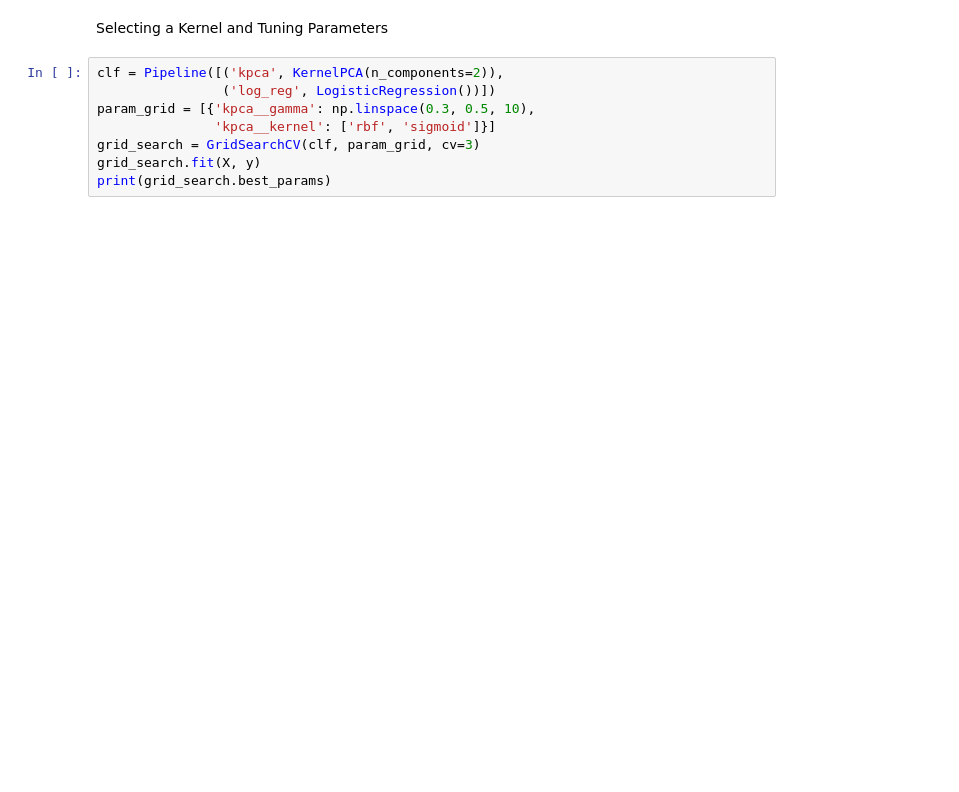
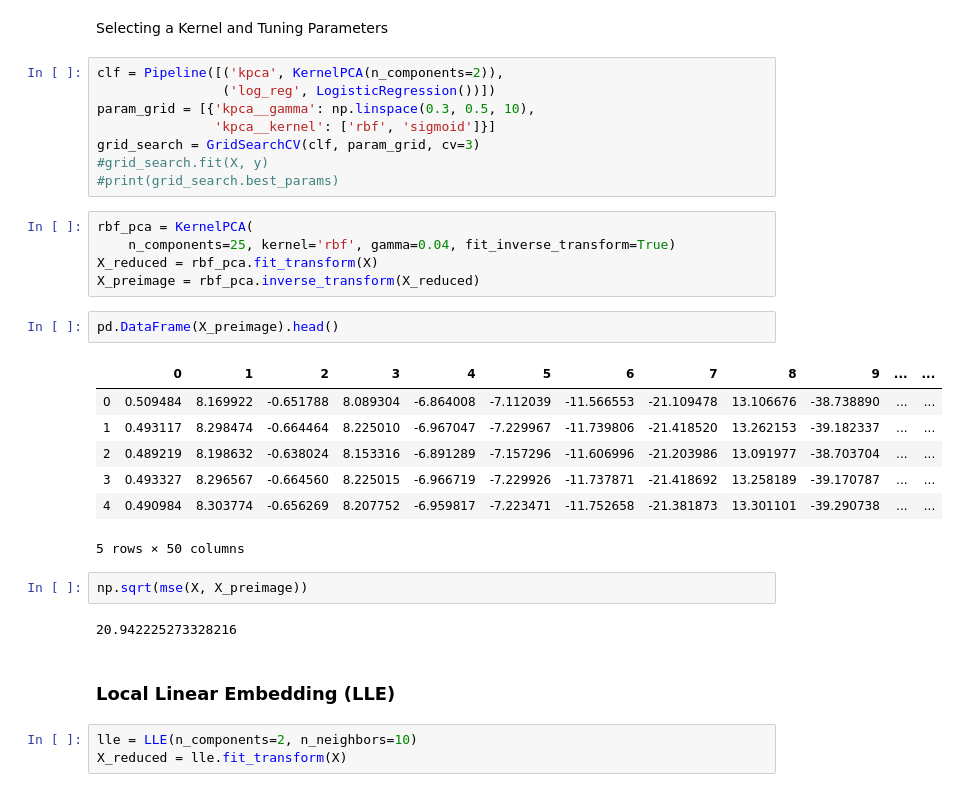
Before and after one commit to damiansp/neuralNet, a Jupyter notebook: python/handsOn/08_dimensionality_reduction/dim_reduction.ipynb, the cells around one changed output. Drawn from its saved outputs; the diff is of its cells as text; blank space fills up the shorter version.

```diff
--- a/python/handsOn/08_dimensionality_reduction/dim_reduction.ipynb
+++ b/python/handsOn/08_dimensionality_reduction/dim_reduction.ipynb
@@ -114,5 +120,29 @@ clf = Pipeline([('kpca', KernelPCA(n_components=2)),
 param_grid = [{'kpca__gamma': np.linspace(0.3, 0.5, 10),
                'kpca__kernel': ['rbf', 'sigmoid']}]
 grid_search = GridSearchCV(clf, param_grid, cv=3)
-grid_search.fit(X, y)
-print(grid_search.best_params)
+#grid_search.fit(X, y)
+#print(grid_search.best_params)
+# %%
+rbf_pca = KernelPCA(
+    n_components=25, kernel='rbf', gamma=0.04, fit_inverse_transform=True)
+X_reduced = rbf_pca.fit_transform(X)
+X_preimage = rbf_pca.inverse_transform(X_reduced)
+# %%
+pd.DataFrame(X_preimage).head()
+# %% [output]
+|  | 0 | 1 | 2 | 3 | 4 | 5 | 6 | 7 | 8 | 9 | ... | ... |
+| 0 | 0.509484 | 8.169922 | -0.651788 | 8.089304 | -6.864008 | -7.112039 | -11.566553 | -21.109478 | 13.106676 | -38.738890 | ... | ... |
+| 1 | 0.493117 | 8.298474 | -0.664464 | 8.225010 | -6.967047 | -7.229967 | -11.739806 | -21.418520 | 13.262153 | -39.182337 | ... | ... |
+| 2 | 0.489219 | 8.198632 | -0.638024 | 8.153316 | -6.891289 | -7.157296 | -11.606996 | -21.203986 | 13.091977 | -38.703704 | ... | ... |
+| 3 | 0.493327 | 8.296567 | -0.664560 | 8.225015 | -6.966719 | -7.229926 | -11.737871 | -21.418692 | 13.258189 | -39.170787 | ... | ... |
+| 4 | 0.490984 | 8.303774 | -0.656269 | 8.207752 | -6.959817 | -7.223471 | -11.752658 | -21.381873 | 13.301101 | -39.290738 | ... | ... |
+5 rows × 50 columns
+# %%
+np.sqrt(mse(X, X_preimage))
+# %% [output]
+20.942225273328216
+# %% [markdown]
+### Local Linear Embedding (LLE)
+# %%
+lle = LLE(n_components=2, n_neighbors=10)
+X_reduced = lle.fit_transform(X)
```
Also changed, not shown: parts of 9 cells of this notebook.
